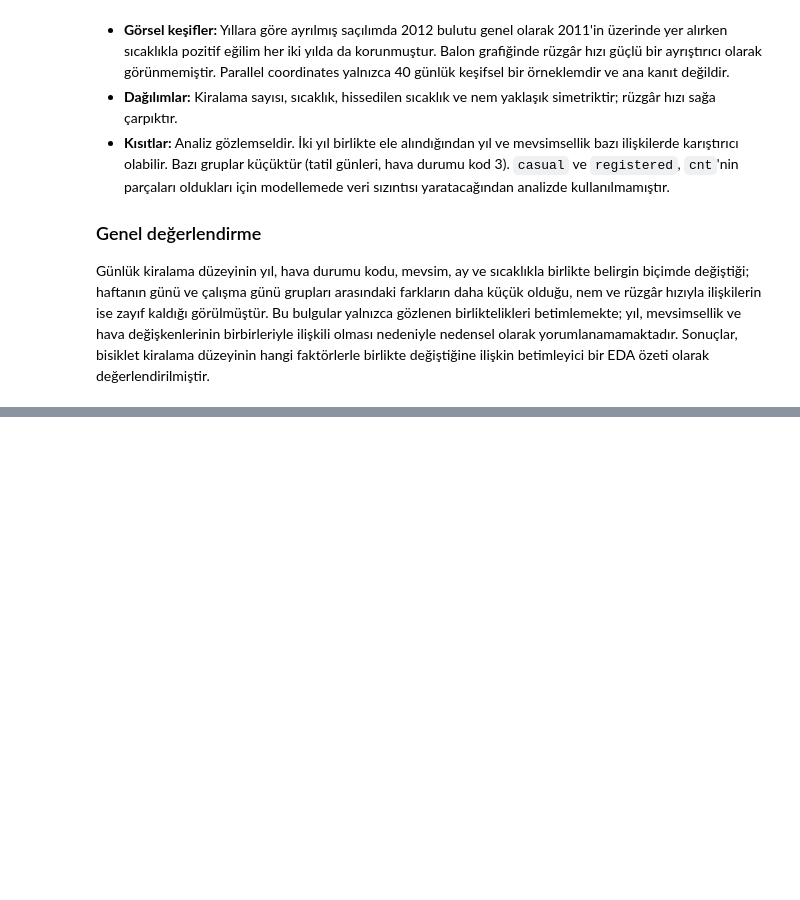
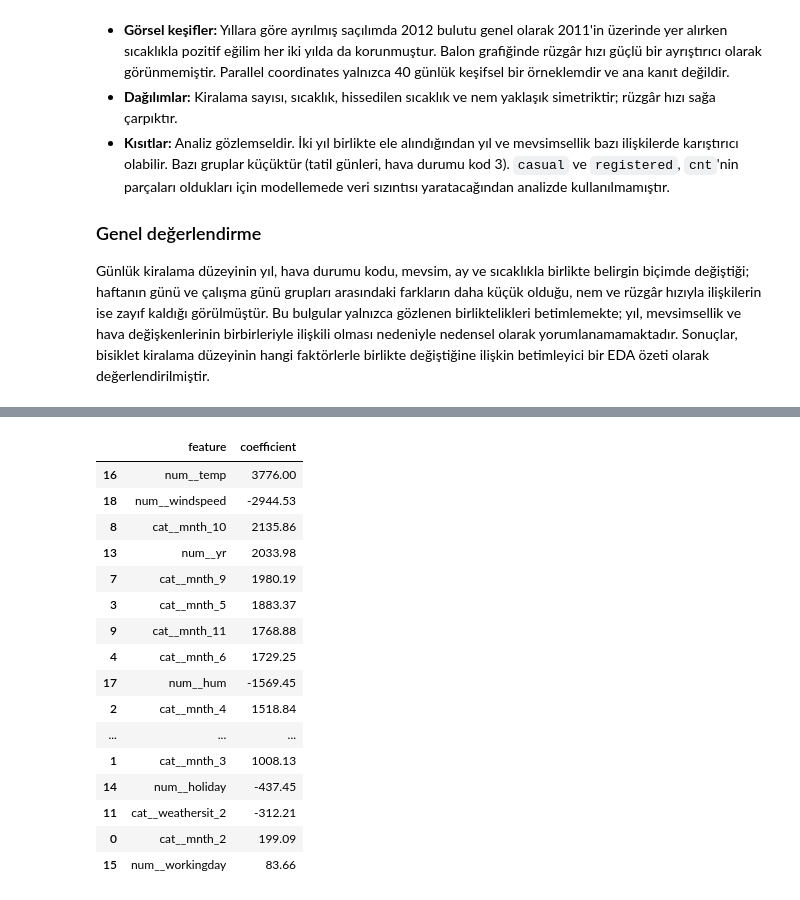
Before and after one commit to husnaaydn/bike-sharing-eda-project, a Jupyter notebook: bike_sharing_project.ipynb, the cells around one changed output, grey strips where cells are left out. Saved outputs shown, nothing was run; the diff lists cells and outputs as text; code cells hidden in the pictures; blank space fills up the shorter version.

```diff
--- a/bike_sharing_project.ipynb
+++ b/bike_sharing_project.ipynb
@@ -1462,0 +1750,33 @@ Günlük kiralama düzeyinin yıl, hava durumu kodu, mevsim, ay ve sıcaklıkla
+# %%
+feature_names = preprocessor.get_feature_names_out()
+
+coefficients = pd.DataFrame({
+    "feature": feature_names,
+    "coefficient": model.coef_
+})
+
+coefficients = coefficients.sort_values(
+    "coefficient",
+    key=abs,
+    ascending=False
+)
+
+coefficients.round(2)
+# %% [output]
+|  | feature | coefficient |
+| 16 | num__temp | 3776.00 |
+| 18 | num__windspeed | -2944.53 |
+| 8 | cat__mnth_10 | 2135.86 |
+| 13 | num__yr | 2033.98 |
+| 7 | cat__mnth_9 | 1980.19 |
+| 3 | cat__mnth_5 | 1883.37 |
+| 9 | cat__mnth_11 | 1768.88 |
+| 4 | cat__mnth_6 | 1729.25 |
+| 17 | num__hum | -1569.45 |
+| 2 | cat__mnth_4 | 1518.84 |
+| ... | ... | ... |
+| 1 | cat__mnth_3 | 1008.13 |
+| 14 | num__holiday | -437.45 |
+| 11 | cat__weathersit_2 | -312.21 |
+| 0 | cat__mnth_2 | 199.09 |
+| 15 | num__workingday | 83.66 |
```
Also changed, not shown: parts of 22 cells of this notebook, 2 other files.
